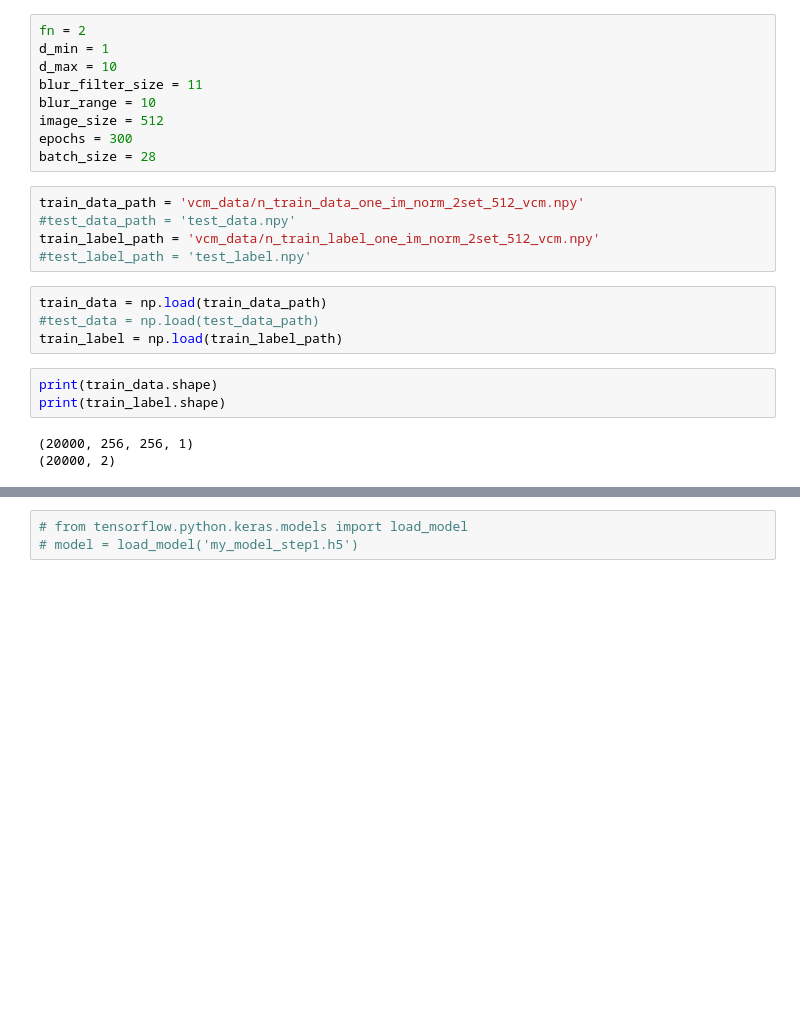
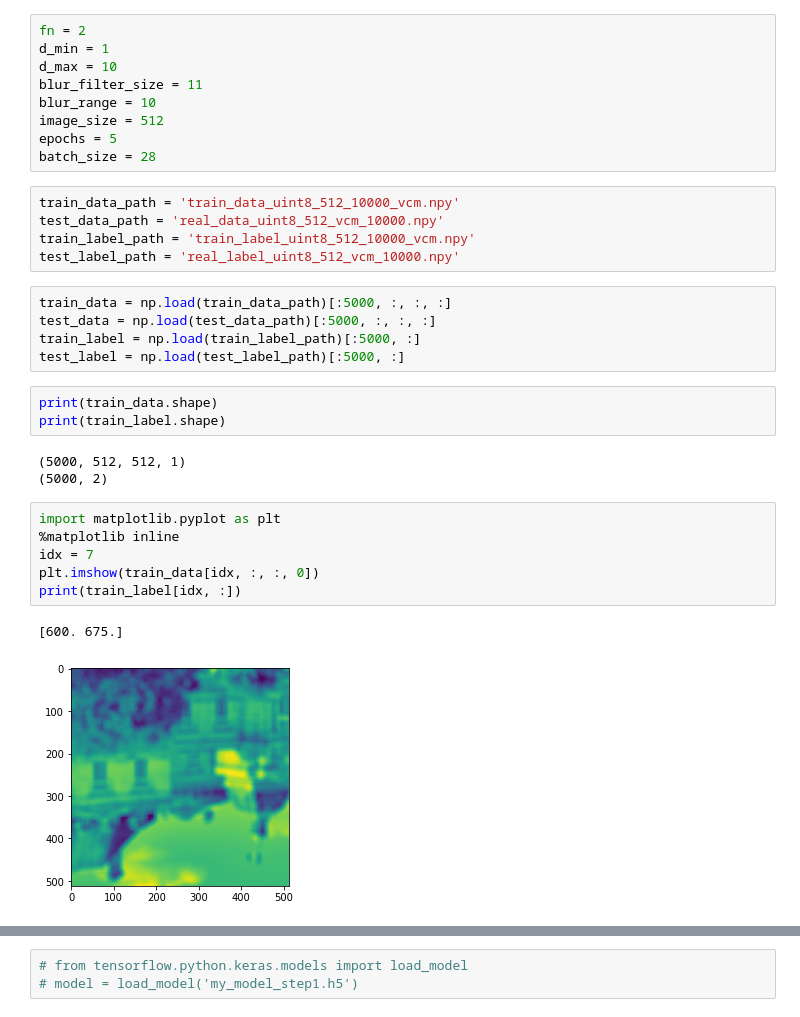
Before and after one commit to cianhwang/autofocusVCM, a Jupyter notebook: autofocusnet.ipynb, the cells around one changed output, grey strips where cells are left out. Cells and saved outputs as stored; diff of their text form; blank space fills up the shorter version.

```diff
--- a/autofocusnet.ipynb
+++ b/autofocusnet.ipynb
@@ -30,20 +31,30 @@ d_max = 10
 blur_filter_size = 11
 blur_range = 10
 image_size = 512
-epochs = 300
+epochs = 5
 batch_size = 28
 # %%
-train_data_path = 'vcm_data/n_train_data_one_im_norm_2set_512_vcm.npy'
-#test_data_path = 'test_data.npy'
-train_label_path = 'vcm_data/n_train_label_one_im_norm_2set_512_vcm.npy'
-#test_label_path = 'test_label.npy'
+train_data_path = 'train_data_uint8_512_10000_vcm.npy'
+test_data_path = 'real_data_uint8_512_vcm_10000.npy'
+train_label_path = 'train_label_uint8_512_10000_vcm.npy'
+test_label_path = 'real_label_uint8_512_vcm_10000.npy'
 # %%
-train_data = np.load(train_data_path)
-#test_data = np.load(test_data_path)
-train_label = np.load(train_label_path)
+train_data = np.load(train_data_path)[:5000, :, :, :]
+test_data = np.load(test_data_path)[:5000, :, :, :]
+train_label = np.load(train_label_path)[:5000, :]
+test_label = np.load(test_label_path)[:5000, :]
 # %%
 print(train_data.shape)
 print(train_label.shape)
 # %% [output]
-(20000, 256, 256, 1)
-(20000, 2)
+(5000, 512, 512, 1)
+(5000, 2)
+# %%
+import matplotlib.pyplot as plt
+%matplotlib inline
+idx = 7
+plt.imshow(train_data[idx, :, :, 0])
+print(train_label[idx, :])
+# %% [output]
+[600. 675.]
+[figure, added]
```
Also changed, not shown: parts of 8 cells of this notebook, 9 other files.
